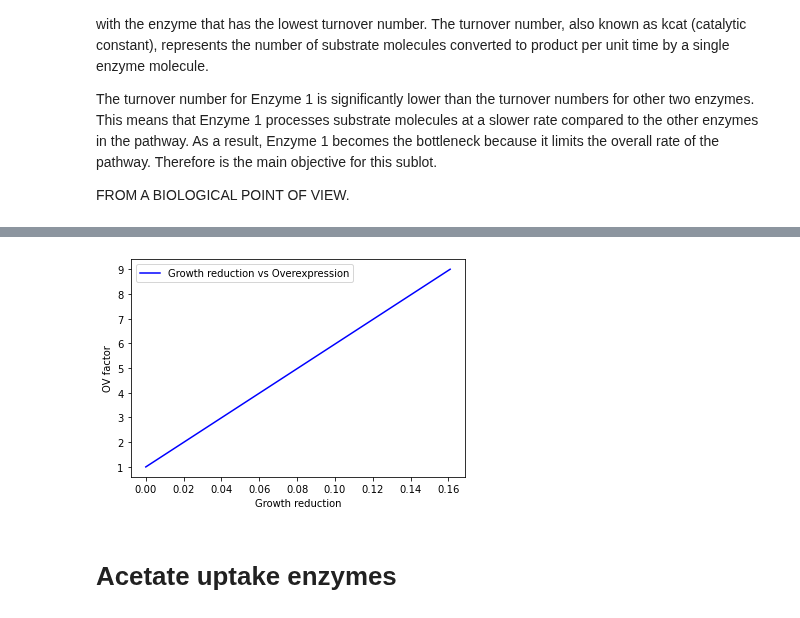
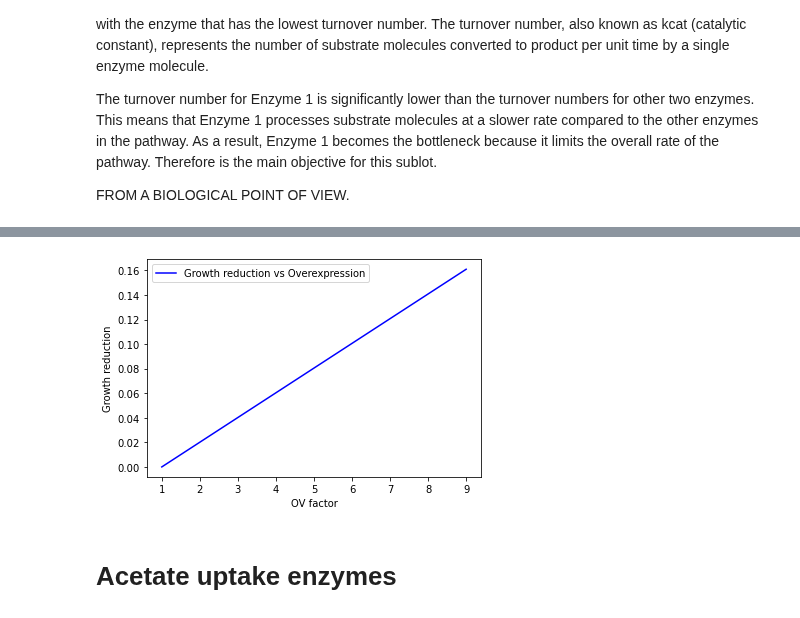
Before and after one commit to 27410/group-assingment-team-3, a Jupyter notebook: 02_Overexpression.ipynb, the cells around one changed output, grey strips where cells are left out. Drawn from its saved outputs; the diff is of its cells as text; code cells hidden in the pictures.

```diff
--- a/02_Overexpression.ipynb
+++ b/02_Overexpression.ipynb
@@ -69,17 +70,17 @@ Growth reduction is: 0.1609
 
 ACACT1r (aacoa_c) flux after setting objective: 2.809
 # %%
-plt.plot(growth_reduction_values, overexpression_factor_values, color='blue', linestyle='-', marker='', markersize=2, label='Growth reduction vs Overexpression')
+plt.plot(overexpression_factor_values, growth_reduction_values, color='blue', linestyle='-', marker='', markersize=2, label='Growth reduction vs Overexpression')
 
 # Add labels and title
-plt.xlabel('Growth reduction')
-plt.ylabel('OV factor')
+plt.ylabel('Growth reduction')
+plt.xlabel('OV factor')
 
 # Show the plot
 plt.legend()
 plt.show()
 # %% [output]
-[figure, old version]
+[figure, new version]
 # %% [markdown]
 # Acetate uptake enzymes
 # %% [markdown]
```
Also changed, not shown: parts of 4 cells of this notebook.
